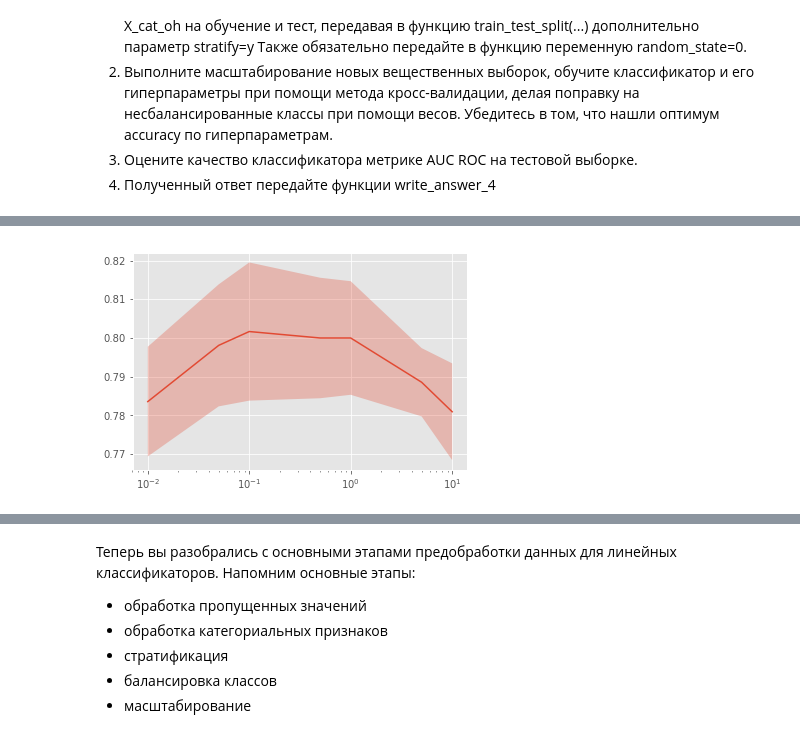
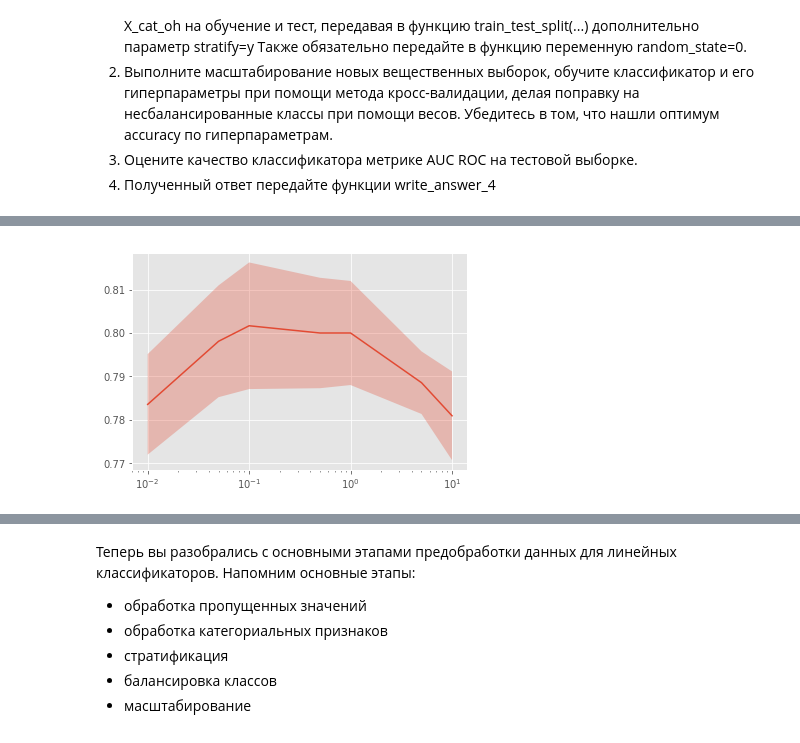
Before and after one commit to vadimbublikov2/coursera-ml-specialization, a Jupyter notebook: c2w3/Preprocessing_LR.ipynb, the cells around one changed output, grey strips where cells are left out. Cells and saved outputs as stored; diff of their text form; code cells hidden in the pictures.

```diff
--- a/c2w3/Preprocessing_LR.ipynb
+++ b/c2w3/Preprocessing_LR.ipynb
@@ -267,7 +268,7 @@ from sklearn.cross_validation import train_test_split
 Информация для интересующихся: вообще говоря, не вполне логично оптимизировать на кросс-валидации заданный по умолчанию в классе логистической регрессии функционал accuracy, а измерять на тесте AUC ROC, но это, как и ограничение размера выборки, сделано для ускорения работы процесса кросс-валидации.
 # %%
 from sklearn.linear_model import LogisticRegression
-from sklearn.grid_search import GridSearchCV
+from sklearn.model_selection import GridSearchCV
 from sklearn.metrics import roc_auc_score
 
 def plot_scores(optimizer):
@@ -288,6 +289,15 @@ def write_answer_1(auc_1, auc_2):
 param_grid = {'C': [0.01, 0.05, 0.1, 0.5, 1, 5, 10]}
 cv = 3
 
+def plot_scores2(optimizer):
+    par_C = [row['C'] for row in optimizer.cv_results_['params']]
+    test_score = optimizer.cv_results_['mean_test_score']
+    std_test_score = optimizer.cv_results_['std_test_score']
+    plt.fill_between(par_C, test_score-std_test_score,
+                     test_score+std_test_score, alpha=0.3)
+    plt.semilogx(par_C, test_score)
+    plt.show()
+
 # place your code here
 # %%
 X_train_full_zeros = np.hstack((X_train_real_zeros, X_train_cat_oh))
@@ -665,7 +616,7 @@ estimator = LogisticRegression(class_weight='balanced')
 optimizer = GridSearchCV(estimator, param_grid, n_jobs = 1, cv = 3)
 optimizer.fit(X_train_f, y_train_stratify)
 print optimizer.best_score_
-plot_scores(optimizer)
+plot_scores2(optimizer)
 aucroc = roc_auc_score(y_test_stratify, optimizer.predict(X_test_f) )
 print 'auc roc zeros stratify balanced weight = {}'.format(str(aucroc))
 # %% [output]
@@ -673 +624 @@ print 'auc roc zeros stratify balanced weight = {}'.format(str(aucroc))
-[figure, old version]
+[figure, new version]
```
Also changed, not shown: parts of 39 cells of this notebook, 5 other files.
